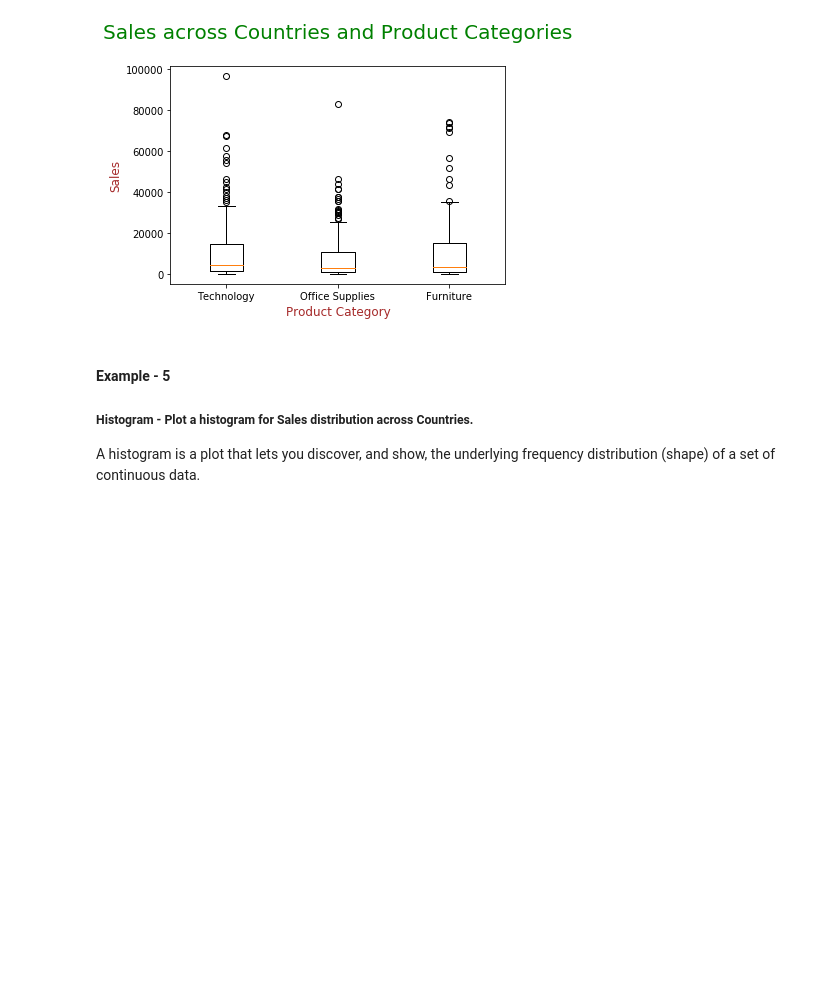
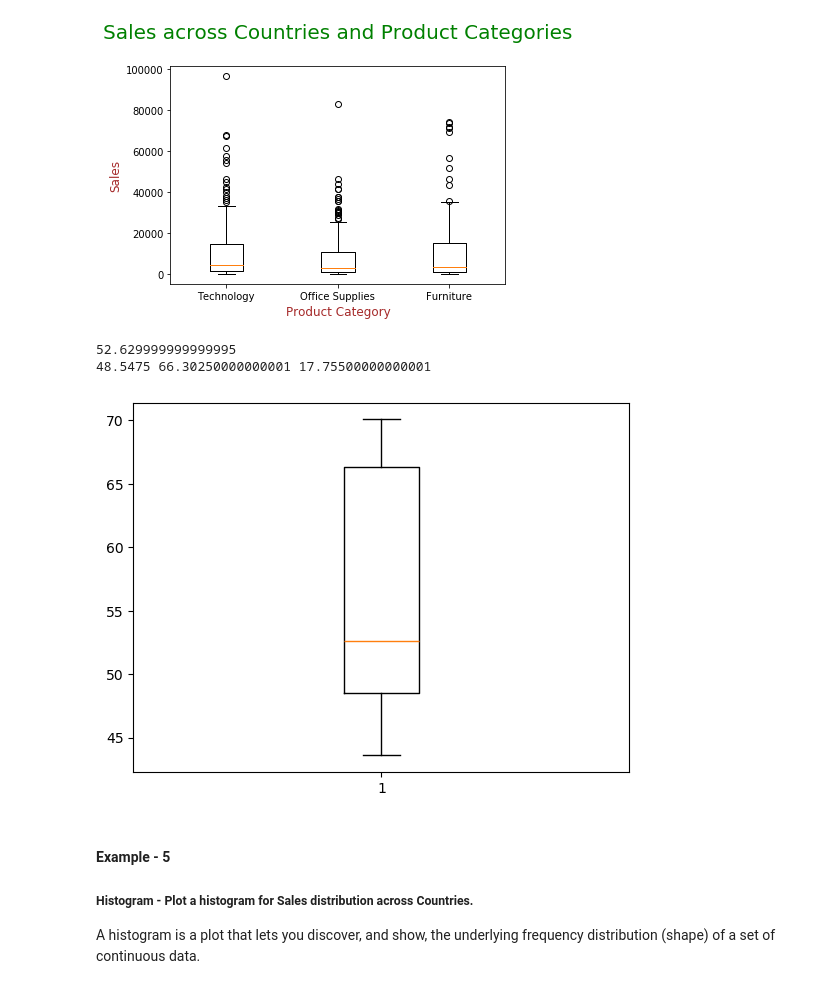
Before and after one commit to sunnyku/MS, a Jupyter notebook: module01/Data_Visualisation/Matplotlib+Code+along.ipynb, the cells around one changed output. Cells and saved outputs as stored; diff of their text form; code cells hidden in the pictures; blank space fills up the shorter version.

Commit message:
Add matplotlib notebook2
Signed-off-by: Sunny Kumar <sunny.kumar@enterprisedb.com>

```diff
--- a/module01/Data_Visualisation/Matplotlib+Code+along.ipynb
+++ b/module01/Data_Visualisation/Matplotlib+Code+along.ipynb
@@ -222,6 +222,35 @@ plt.xticks((1,2,3),["Technology", "Office Supplies", "Furniture"])
 plt.show()
 # %% [output]
 [figure]
+# %%
+import numpy as np
+import matplotlib.pyplot as plt
+list_1 = [48.49, 67.54, 57.47, 68.17, 51.18, 68.31, 50.33, 66.7, 45.62, 43.59, 53.64, 70.08, 47.69, 61.27, 44.14, 51.62, 48.72, 65.11]
+# %%
+l1= np.array(list_1)
+
+print(np.percentile(l1,50))
+plt.boxplot(l1)
+
+import numpy as np
+
+# List of data
+list_1 = [48.49, 67.54, 57.47, 68.17, 51.18, 68.31, 50.33, 66.7, 45.62, 43.59, 53.64, 70.08, 47.69, 61.27, 44.14, 51.62, 48.72, 65.11]
+
+# Sort the data
+data = np.sort(list_1)
+
+# Calculate quartiles
+Q1 = np.percentile(data, 25)
+Q3 = np.percentile(data, 75)
+
+# Calculate interquartile range (IQR)
+IQR = Q3 - Q1
+print(Q1,Q3,IQR)
+# %% [output]
+52.629999999999995
+48.5475 66.30250000000001 17.75500000000001
+[figure, added]
 # %% [markdown]
 <h4 style = "color : Sky blue"> Example - 5</h4>
 
```
Also changed, not shown: 1 other file.
